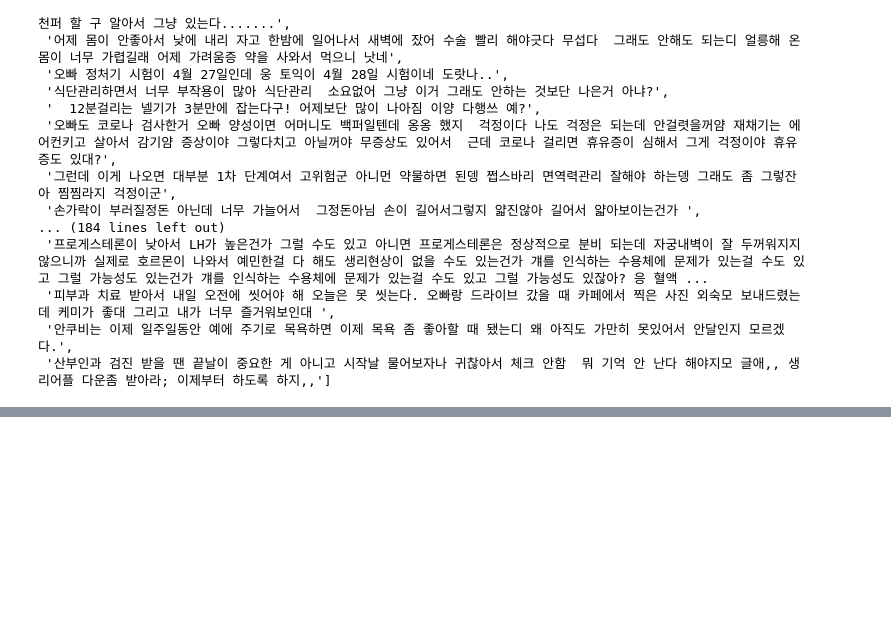
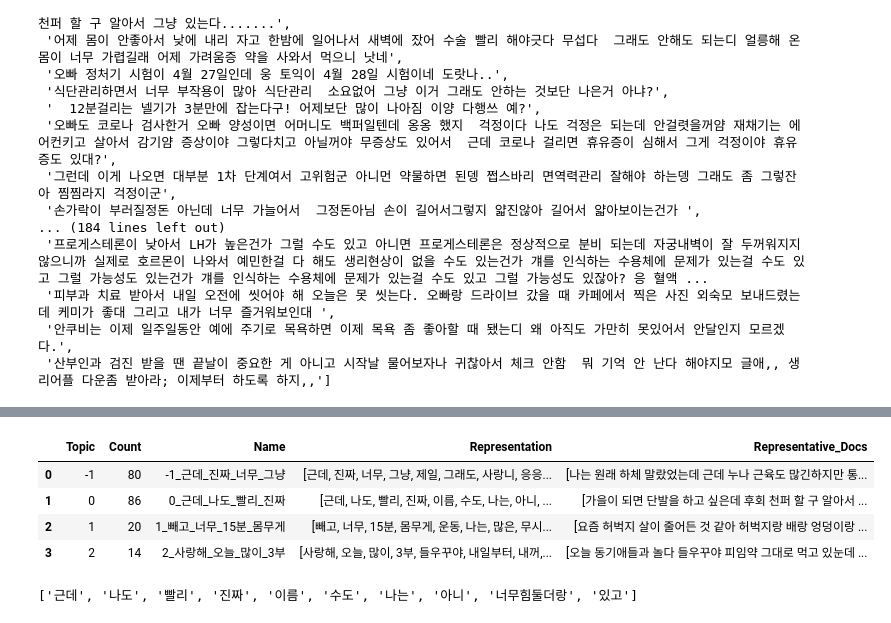
Before and after one commit to good0neighbour/ESTCampAI, a Jupyter notebook: 언어지능(허깅페이스_NLP)/ex02_BERTopic_기반_텍스트마이닝.ipynb, the cells around one changed output, grey strips where cells are left out. Saved outputs shown, nothing was run; the diff lists cells and outputs as text; code cells hidden in the pictures; blank space fills up the shorter version.

```diff
--- a/언어지능(허깅페이스_NLP)/ex02_BERTopic_기반_텍스트마이닝.ipynb
+++ b/언어지능(허깅페이스_NLP)/ex02_BERTopic_기반_텍스트마이닝.ipynb
@@ -367,3 +373,14 @@ summaries
  '피부과 치료 받아서 내일 오전에 씻어야 해 오늘은 못 씻는다. 오빠랑 드라이브 갔을 때 카페에서 찍은 사진 외숙모 보내드렸는데 케미가 좋대 그리고 내가 너무 즐거워보인대 ',
  '안쿠비는 이제 일주일동안 예에 주기로 목욕하면 이제 목욕 좀 좋아할 때 됐는디 왜 아직도 가만히 못있어서 안달인지 모르겠다.',
  '산부인과 검진 받을 땐 끝날이 중요한 게 아니고 시작날 물어보자나 귀찮아서 체크 안함  뭐 기억 안 난다 해야지모 글애,, 생리어플 다운좀 받아라; 이제부터 하도록 하지,,']
+# %%
+import pickle
+# summaries
+# summaries 데이터 저장
+# with open('./data/ko_sns.pickle', 'wb') as f:
+#   pickle.dump(summaries, f)
+# - 파이썬 원본 자료구조를 유지하여 데이터를 파일로 저장하는 모듈(기능)
+# 파일 저장 후 불러와서 수업 연계 (10.30)
+with open('./data/ko_sns.pickle', 'rb') as f:
+  summaries = pickle.load(f)
+summaries
@@ -369,0 +469,3 @@ summaries
+# %%
+embedding_model = SentenceTransformer("snunlp/KR-SBERT-V40K-klueNLI-augSTS")
+embedding_model
@@ -369,0 +640,16 @@ summaries
+# %%
+# 토픽 정보 확인
+info_sum = topic_model_sum.get_topic_info()
+info_sum
+# - 원본 생성된 토픽과 비교
+# %% [output]
+|  | Topic | Count | Name | Representation | Representative_Docs |
+| 0 | -1 | 80 | -1_근데_진짜_너무_그냥 | [근데, 진짜, 너무, 그냥, 제일, 그래도, 사랑니, 응응... | [나는 원래 하체 말랐었는데 근데 누나 근육도 많긴하지만 통... |
+| 1 | 0 | 86 | 0_근데_나도_빨리_진짜 | [근데, 나도, 빨리, 진짜, 이름, 수도, 나는, 아니, ... | [가을이 되면 단발을 하고 싶은데 후회 천퍼 할 구 알아서 ... |
+| 2 | 1 | 20 | 1_빼고_너무_15분_몸무게 | [빼고, 너무, 15분, 몸무게, 운동, 나는, 많은, 무시... | [요즘 허벅지 살이 줄어든 것 같아 허벅지랑 배랑 엉덩이랑 ... |
+| 3 | 2 | 14 | 2_사랑해_오늘_많이_3부 | [사랑해, 오늘, 많이, 3부, 들우꾸야, 내일부터, 내꺼,... | [오늘 동기애들과 놀다 들우꾸야 피임약 그대로 먹고 있눈데 ... |
+# %%
+# 0번 토픽별 상위 키워드 리스트 출력
+info_sum['Representation'][1]
+# %% [output]
+['근데', '나도', '빨리', '진짜', '이름', '수도', '나는', '아니', '너무힘둘더랑', '있고']
```
Also changed, not shown: parts of 57 cells of this notebook.
